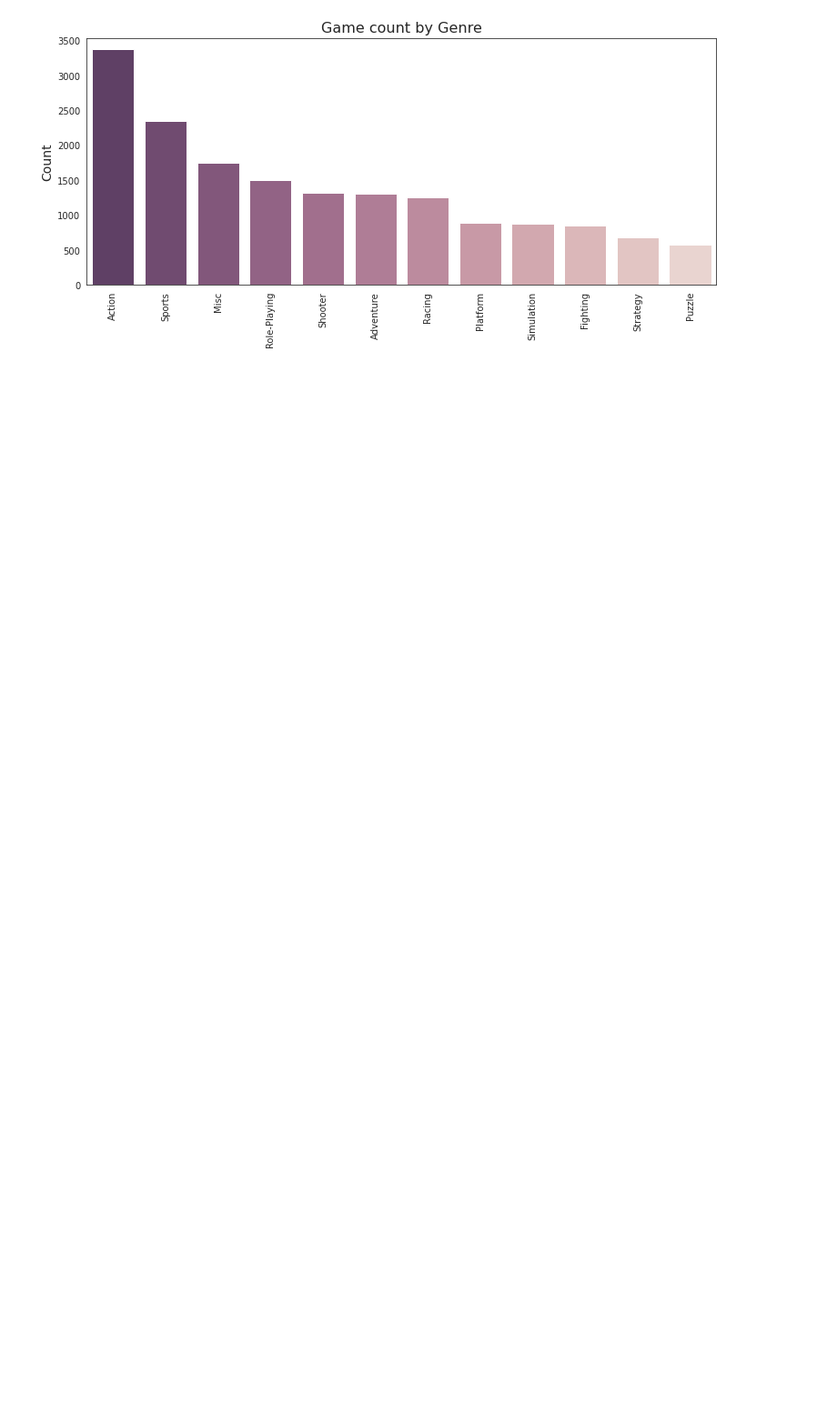
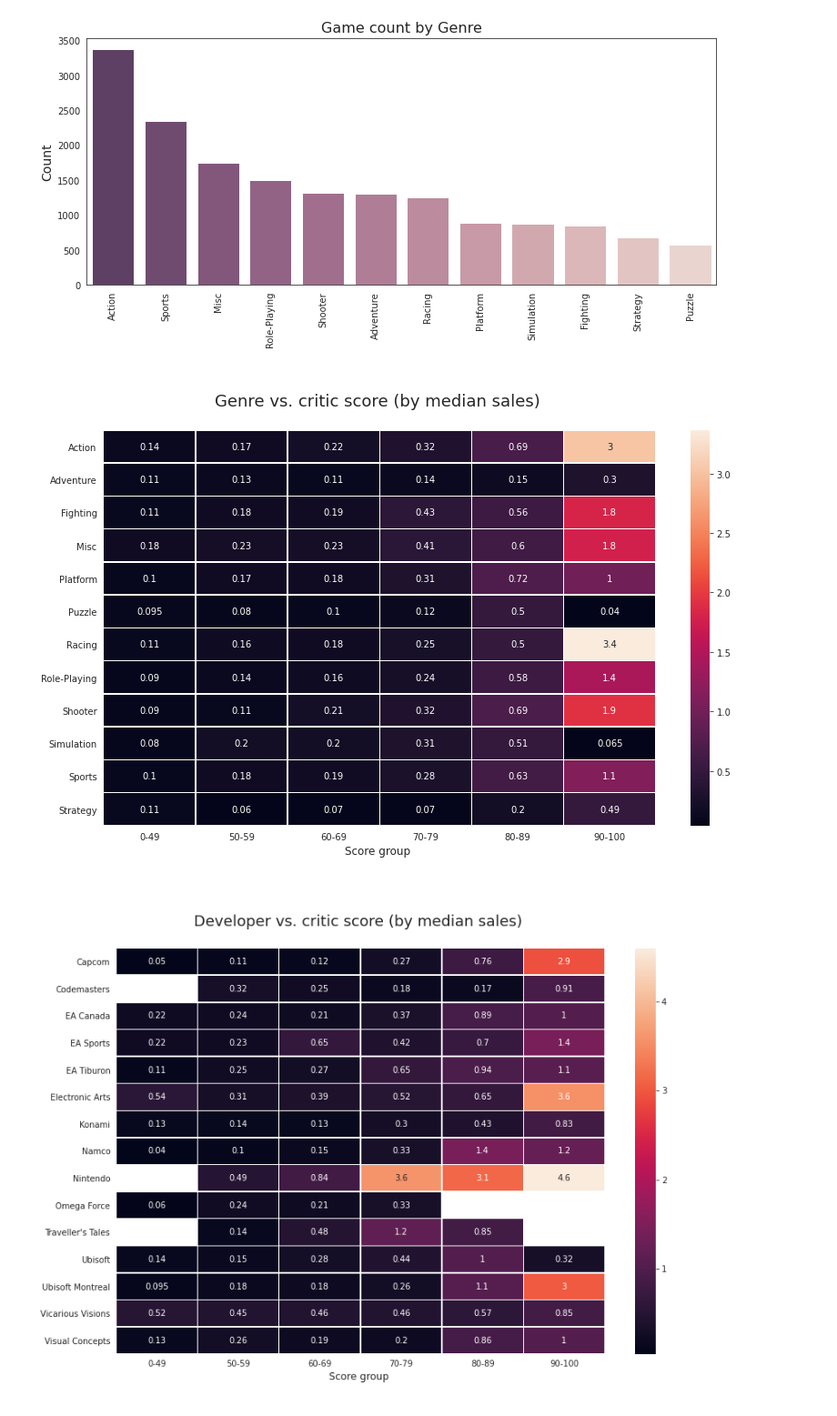
Before and after one commit to ChristianMocha/PrediccionVideoJuegos, a Jupyter notebook: PrediccionVideoJuegos.ipynb, the cells around one changed output. Shown at 91% size. Saved outputs shown, nothing was run; the diff lists cells and outputs as text; code cells hidden in the pictures; blank space fills up the shorter version.

Commit message:
datos asignados a las variables e imprimiendo gráficos para la visualización.

```diff
--- a/PrediccionVideoJuegos.ipynb
+++ b/PrediccionVideoJuegos.ipynb
@@ -75,3 +75,20 @@ def height(x):
         return 8
     else:
         return 9
+# %%
+cols = ['Genre', 'Developer', 'Publisher', 'Platform']
+for col in cols:
+    pack = []
+    top = dfh[['Name', col]].groupby([col]).count().sort_values('Name', ascending=False).reset_index()[:15]
+    for x in top[col]:
+        pack.append(x)
+    dfh[col] = dfh[col].apply(lambda x: in_top(x))
+    dfh_platform = dfh[[col, 'Score_Group', 'Global_Sales']].groupby([col, 'Score_Group']).median().reset_index().pivot(col, "Score_Group", "Global_Sales")
+    plt.figure(figsize=(width(col), height(col)))
+    sns.heatmap(dfh_platform, annot=True, fmt=".2g", linewidths=.5).set_title((' \n'+col+' vs. critic score (by median sales) \n'), fontsize=18)
+    plt.ylabel('', fontsize=14)
+    plt.xlabel('Score group \n', fontsize=12)
+    pack = []
+# %% [output]
+[figure, added]
+[figure, added]
```
Also changed, not shown: parts of 6 cells of this notebook.
